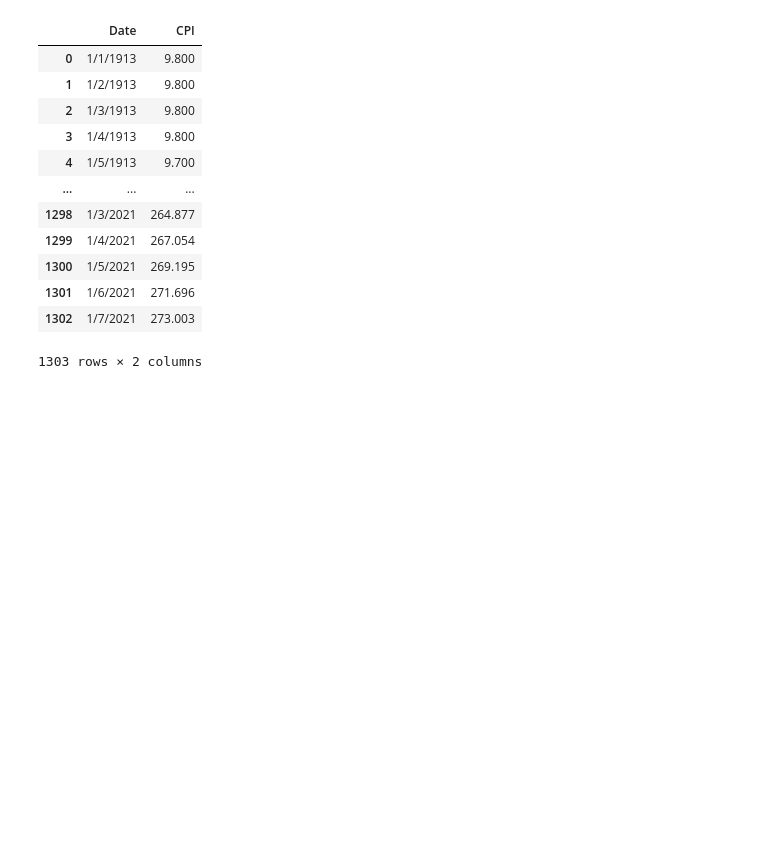
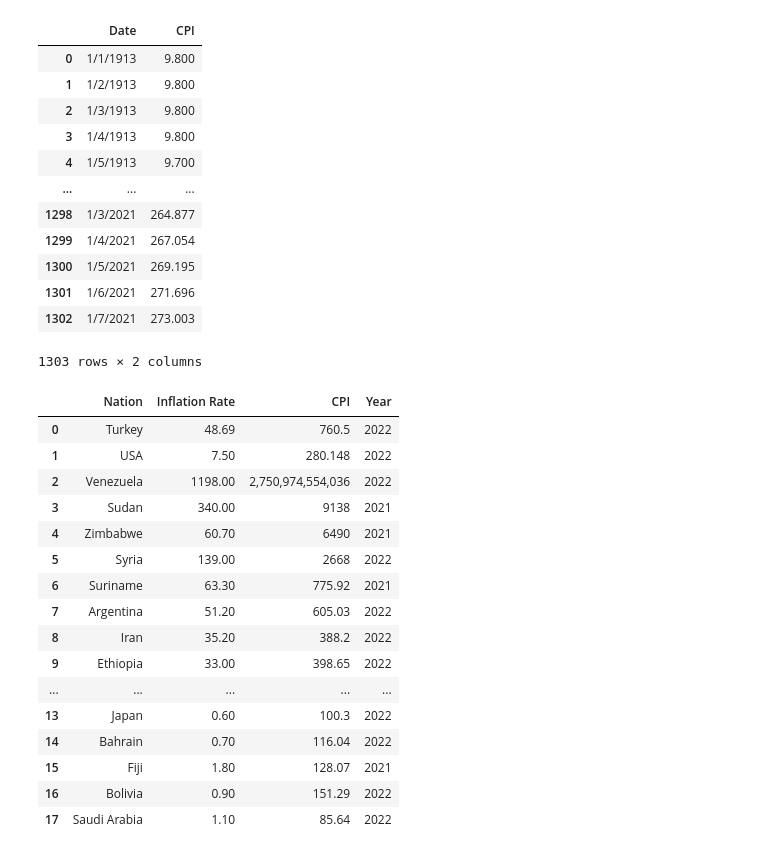
Before and after one commit to samsalgado/Next-Market-CRASH-Data, a Jupyter notebook: CSVs/Inflation Model.ipynb, the cells around one changed output. Saved outputs shown, nothing was run; the diff lists cells and outputs as text; code cells hidden in the pictures; blank space fills up the shorter version.

```diff
--- a/CSVs/Inflation Model.ipynb
+++ b/CSVs/Inflation Model.ipynb
@@ -428,3 +486,27 @@ df
 | 1301 | 1/6/2021 | 271.696 |
 | 1302 | 1/7/2021 | 273.003 |
 1303 rows × 2 columns
+# %%
+#4 features -  money supply, CPI, Consumer Expenditures, and unemployment
+df_book = pd.read_csv('Book1.csv')
+df_book
+X = df_book.drop(columns=['Financial Status', 'High CPI'])
+X
+# %% [output]
+|  | Nation | Inflation Rate | CPI | Year |
+| 0 | Turkey | 48.69 | 760.5 | 2022 |
+| 1 | USA | 7.50 | 280.148 | 2022 |
+| 2 | Venezuela | 1198.00 | 2,750,974,554,036 | 2022 |
+| 3 | Sudan | 340.00 | 9138 | 2021 |
+| 4 | Zimbabwe | 60.70 | 6490 | 2021 |
+| 5 | Syria | 139.00 | 2668 | 2022 |
+| 6 | Suriname | 63.30 | 775.92 | 2021 |
+| 7 | Argentina | 51.20 | 605.03 | 2022 |
+| 8 | Iran | 35.20 | 388.2 | 2022 |
+| 9 | Ethiopia | 33.00 | 398.65 | 2022 |
+| ... | ... | ... | ... | ... |
+| 13 | Japan | 0.60 | 100.3 | 2022 |
+| 14 | Bahrain | 0.70 | 116.04 | 2022 |
+| 15 | Fiji | 1.80 | 128.07 | 2021 |
+| 16 | Bolivia | 0.90 | 151.29 | 2022 |
+| 17 | Saudi Arabia | 1.10 | 85.64 | 2022 |
```
Also changed, not shown: parts of 17 cells of this notebook, 4 other files.
